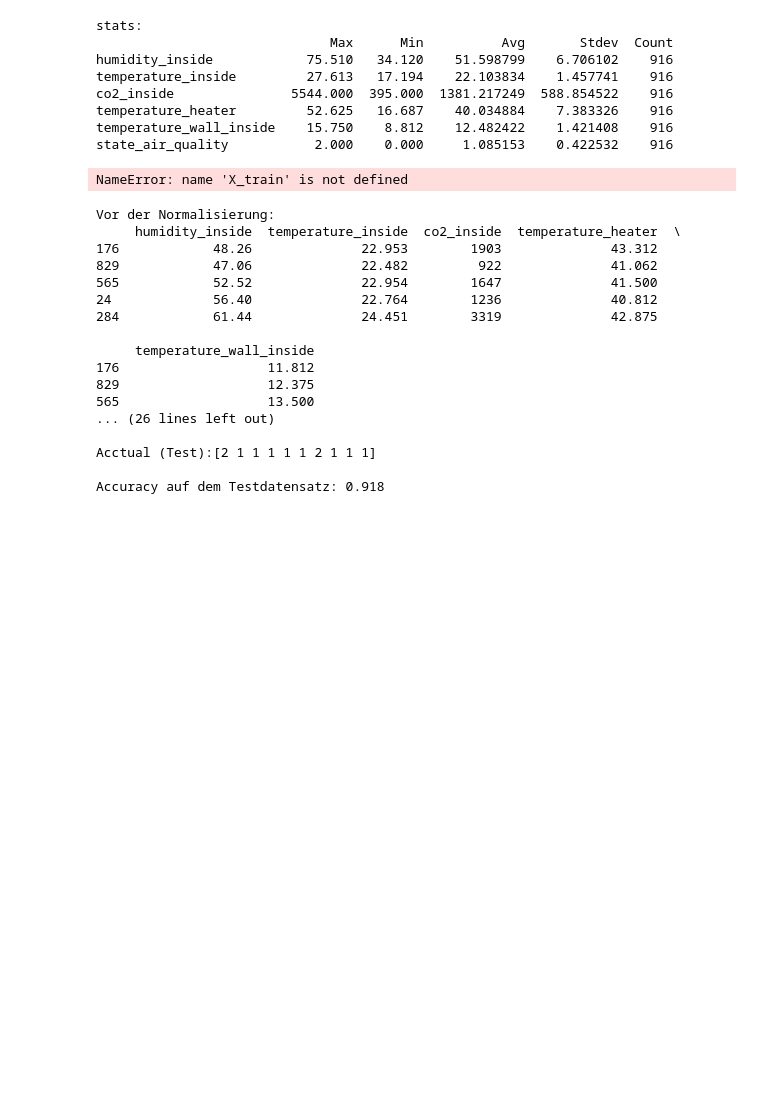
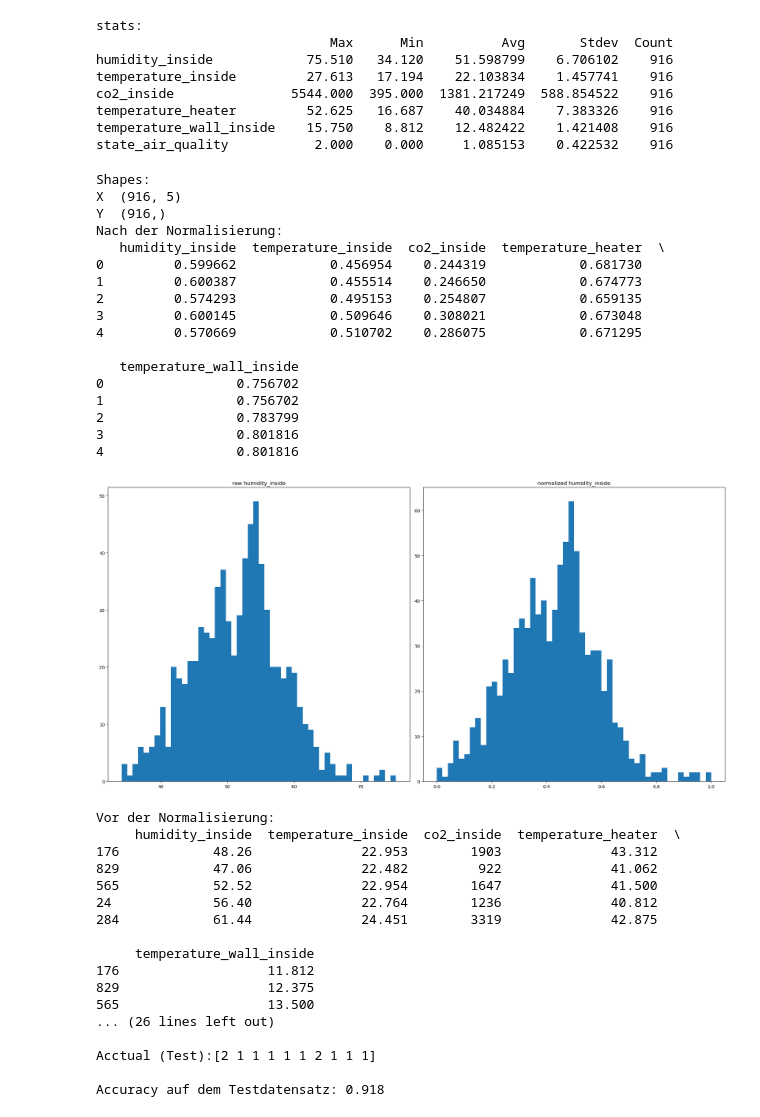
Before and after one commit to JacobFrodermann/ML-3, a Jupyter notebook: 5/ab.ipynb, the cells around one changed output. Saved outputs shown, nothing was run; the diff lists cells and outputs as text; code cells hidden in the pictures; blank space fills up the shorter version.

```diff
--- a/5/ab.ipynb
+++ b/5/ab.ipynb
@@ -70,48 +70,70 @@ state_air_quality           2.000    0.000     1.085153    0.422532    916
 # %%
 import pandas as pd
 import matplotlib.pyplot as plt
-
+from numpy import random
+import sys
 from sklearn.model_selection import train_test_split
 from sklearn.preprocessing import MinMaxScaler
+
+seed = int(random.randint(4294967295))
 
 df = pd.read_csv("rawdata_luftqualitaet.csv")
 
 X = df.drop("state_air_quality", axis=1)
 Y = df["state_air_quality"]
 
+XtrainingRaw, Xtesting, YtrainingRaw, Ytesting = train_test_split(X, Y, test_size=0.2, random_state=seed, stratify=Y)
+
 scaler = MinMaxScaler()
 
-XTraining = scaler.fit_transform(X_train)
-XTesting  = scaler.transform(X_test)
+XTraining = scaler.fit_transform(X)
+XTesting  = scaler.transform(X)
 
 # to df for handling
-X_train_scaled = pd.DataFrame(X_train_scaled, columns=X_train.columns)
-XTesting  = pd.DataFrame(XTesting, columns=X_test.columns)
+XScaled = pd.DataFrame(XTraining, columns=XtrainingRaw.columns)
+XTesting  = pd.DataFrame(XTesting, columns=Xtesting.columns)
 
 print("Shapes:")
 print("X ", X.shape)
 print("Y ", Y.shape)
 
 print("Nach der Normalisierung:")
-print(X_train_scaled.head())
+print(XScaled.head())
 print()
 
 
 
 plt.figure(figsize=(20,10))
 plt.subplot(1, 2, 1)
 
-plt.hist(X_train["humidity_inside"], bins=50) # 30 Balken
+plt.hist(XtrainingRaw["humidity_inside"], bins=50) # 30 Balken
 plt.title("raw humidity_inside")
 
 plt.subplot(1, 2, 2)
-plt.hist(X_train_scaled["humidity_inside"], bins=50)
+plt.hist(XScaled["humidity_inside"], bins=50)
 plt.title("normalized humidity_inside")
 
 plt.tight_layout()
 plt.show()
 # %% [output]
-NameError: name 'X_train' is not defined
+Shapes:
+X  (916, 5)
+Y  (916,)
+Nach der Normalisierung:
+   humidity_inside  temperature_inside  co2_inside  temperature_heater  \
+0         0.599662            0.456954    0.244319            0.681730
+1         0.600387            0.455514    0.246650            0.674773
+2         0.574293            0.495153    0.254807            0.659135
+3         0.600145            0.509646    0.308021            0.673048
+4         0.570669            0.510702    0.286075            0.671295
+
+   temperature_wall_inside
+0                 0.756702
+1                 0.756702
+2                 0.783799
+3                 0.801816
+4                 0.801816
+[figure, added]
 # %%
 import pandas as pd
 from numpy import random
```
Also changed, not shown: parts of 1 cell of this notebook.
